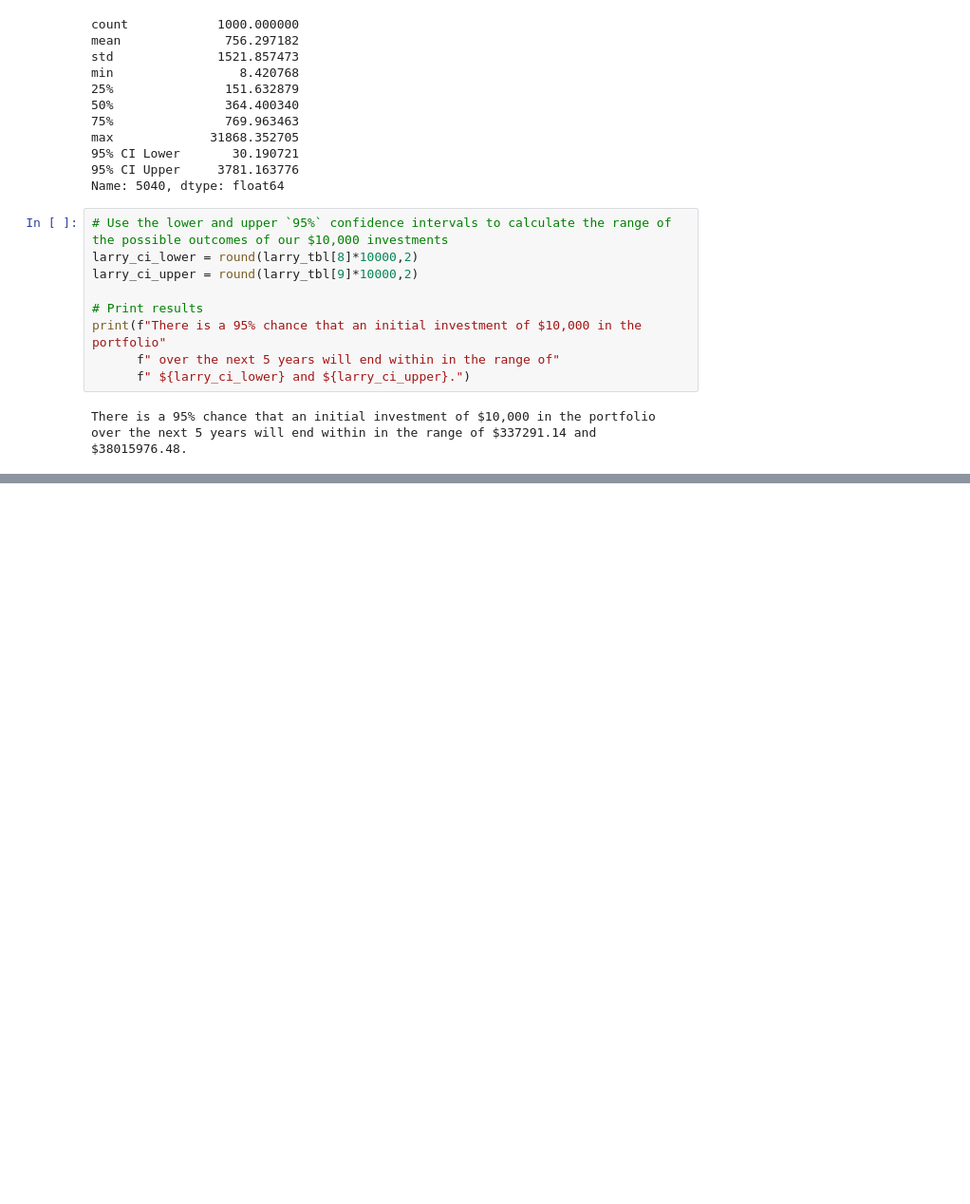
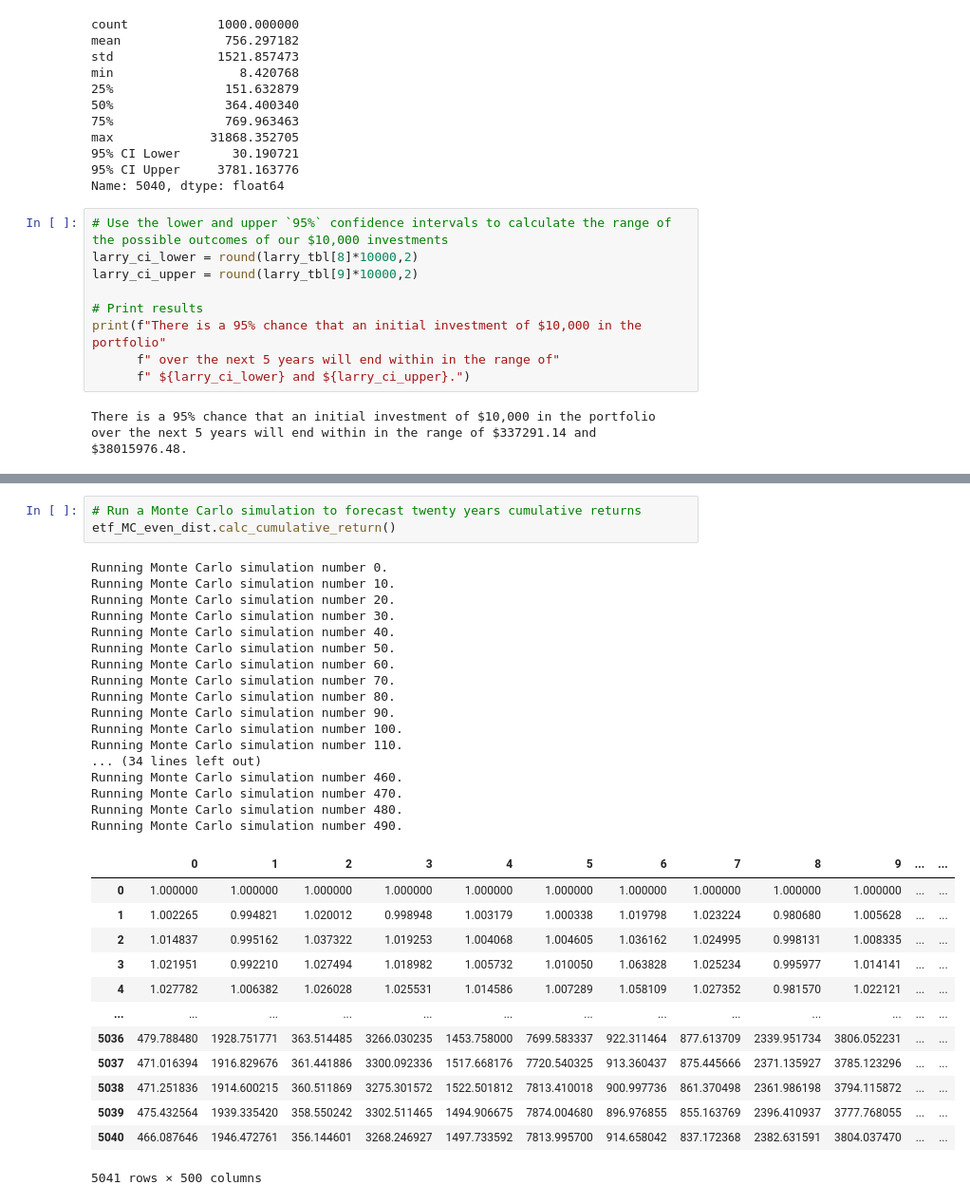
Before and after one commit to whitneydt/Project-FI-Data, a Jupyter notebook: Performance_Data/Joes_and_Larrys.ipynb, the cells around one changed output, grey strips where cells are left out. Shown: that part at 95% size. Saved outputs shown, nothing was run; the diff lists cells and outputs as text; blank space fills up the shorter version.

```diff
--- a/Performance_Data/Joes_and_Larrys.ipynb
+++ b/Performance_Data/Joes_and_Larrys.ipynb
@@ -264,0 +320,34 @@ There is a 95% chance that an initial investment of $10,000 in the portfolio ove
+# %%
+# Run a Monte Carlo simulation to forecast twenty years cumulative returns
+etf_MC_even_dist.calc_cumulative_return()
+# %% [output]
+Running Monte Carlo simulation number 0.
+Running Monte Carlo simulation number 10.
+Running Monte Carlo simulation number 20.
+Running Monte Carlo simulation number 30.
+Running Monte Carlo simulation number 40.
+Running Monte Carlo simulation number 50.
+Running Monte Carlo simulation number 60.
+Running Monte Carlo simulation number 70.
+Running Monte Carlo simulation number 80.
+Running Monte Carlo simulation number 90.
+Running Monte Carlo simulation number 100.
+Running Monte Carlo simulation number 110.
+... (34 lines left out)
+Running Monte Carlo simulation number 460.
+Running Monte Carlo simulation number 470.
+Running Monte Carlo simulation number 480.
+Running Monte Carlo simulation number 490.
+|  | 0 | 1 | 2 | 3 | 4 | 5 | 6 | 7 | 8 | 9 | ... | ... |
+| 0 | 1.000000 | 1.000000 | 1.000000 | 1.000000 | 1.000000 | 1.000000 | 1.000000 | 1.000000 | 1.000000 | 1.000000 | ... | ... |
+| 1 | 1.002265 | 0.994821 | 1.020012 | 0.998948 | 1.003179 | 1.000338 | 1.019798 | 1.023224 | 0.980680 | 1.005628 | ... | ... |
+| 2 | 1.014837 | 0.995162 | 1.037322 | 1.019253 | 1.004068 | 1.004605 | 1.036162 | 1.024995 | 0.998131 | 1.008335 | ... | ... |
+| 3 | 1.021951 | 0.992210 | 1.027494 | 1.018982 | 1.005732 | 1.010050 | 1.063828 | 1.025234 | 0.995977 | 1.014141 | ... | ... |
+| 4 | 1.027782 | 1.006382 | 1.026028 | 1.025531 | 1.014586 | 1.007289 | 1.058109 | 1.027352 | 0.981570 | 1.022121 | ... | ... |
+| ... | ... | ... | ... | ... | ... | ... | ... | ... | ... | ... | ... | ... |
+| 5036 | 479.788480 | 1928.751771 | 363.514485 | 3266.030235 | 1453.758000 | 7699.583337 | 922.311464 | 877.613709 | 2339.951734 | 3806.052231 | ... | ... |
+| 5037 | 471.016394 | 1916.829676 | 361.441886 | 3300.092336 | 1517.668176 | 7720.540325 | 913.360437 | 875.445666 | 2371.135927 | 3785.123296 | ... | ... |
+| 5038 | 471.251836 | 1914.600215 | 360.511869 | 3275.301572 | 1522.501812 | 7813.410018 | 900.997736 | 861.370498 | 2361.986198 | 3794.115872 | ... | ... |
+| 5039 | 475.432564 | 1939.335420 | 358.550242 | 3302.511465 | 1494.906675 | 7874.004680 | 896.976855 | 855.163769 | 2396.410937 | 3777.768055 | ... | ... |
+| 5040 | 466.087646 | 1946.472761 | 356.144601 | 3268.246927 | 1497.733592 | 7813.995700 | 914.658042 | 837.172368 | 2382.631591 | 3804.037470 | ... | ... |
+5041 rows × 500 columns
```
Also changed, not shown: parts of 8 cells of this notebook.
